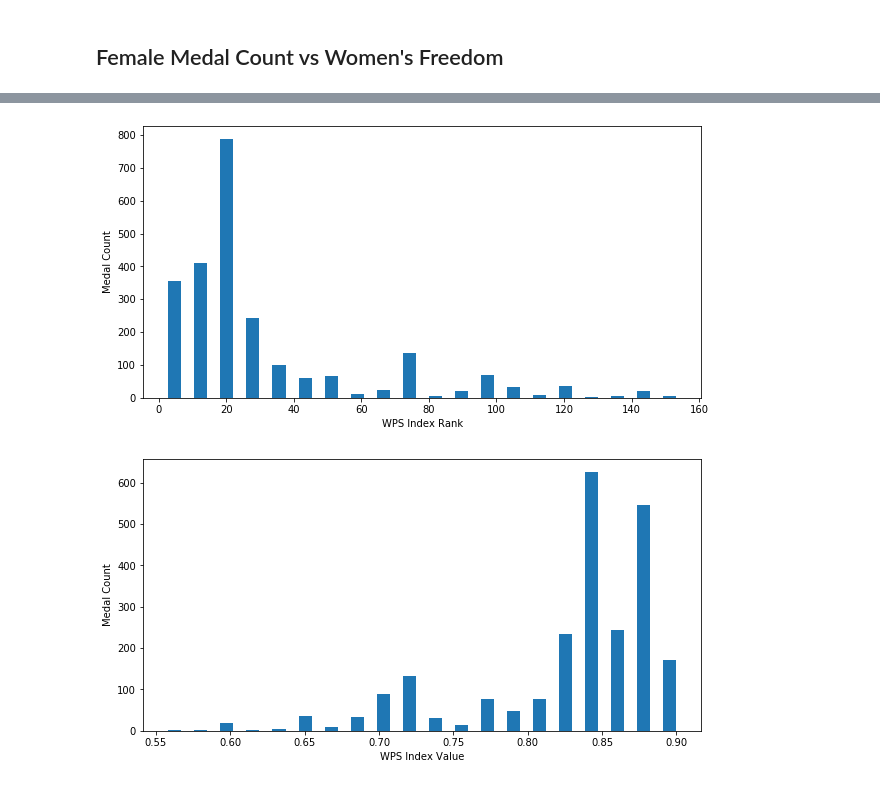
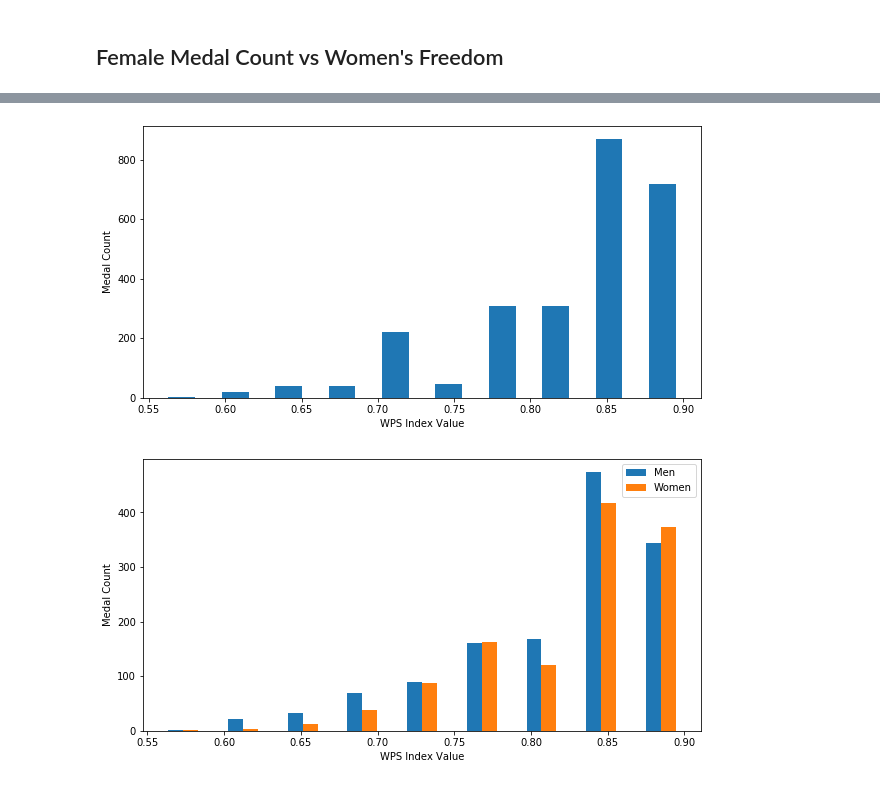
Before and after one commit to shashanksheth/project-dividebyzero, a Jupyter notebook: Warren_working.ipynb, the cells around one changed output, grey strips where cells are left out. Drawn from its saved outputs; the diff is of its cells as text; code cells hidden in the pictures.

Commit message:
update to my working file, and some cleaned CSVs of GDP and GDP per Capita

```diff
--- a/Warren_working.ipynb
+++ b/Warren_working.ipynb
@@ -156,8 +158,7 @@ raw_WPS_df = pd.read_csv('raw_data/WPS_Index_Raw_Data.csv')
 WPS_df = raw_WPS_df[[
  'WPS Index rank',
  'Country and group',
- 'WPS Index value',
- 'GDP per capita (PPP$; rank minus WPS rank)']]
+ 'WPS Index value']]
 WPS_df = WPS_df.rename(columns={'Country and group': 'Region'})
 WPS_df.head()
 # %% [output]
@@ -193,6 +196,6 @@ slim_olympics_df = olympics_df.drop(['Height', 'Weight', 'City'],1)
 # %%
 recent_olympics_df = slim_olympics_df.loc[olympics_df.Year >= 2014]
 # %%
-recent_olympics_df = pd.merge(recent_olympics_df, WPS_df, on='Region', how='left')
-recent_olympics_df.count()
+recent_olympics_WPS_df = pd.merge(recent_olympics_df, WPS_df, on='Region', how='left')
+recent_olympics_WPS_df.count()
 # %% [output]
@@ -251,0 +216,7 @@ dtype: int64
+# %%
+medalled_recent_WPS_df = recent_olympics_WPS_df.loc[
+    (recent_olympics_WPS_df.Medal == 'Bronze') |
+    (recent_olympics_WPS_df.Medal == 'Silver') |
+    (recent_olympics_WPS_df.Medal == 'Gold')]
+
+medalled_recent_WPS_df.count()
@@ -251,0 +260,4 @@ dtype: int64
+# %%
+medalled_recent_WPS_df = medalled_recent_WPS_df.dropna()
+
+medalled_recent_WPS_df.count() #2578
@@ -252,8 +279,8 @@ dtype: int64
 # %%
 plt.figure(0,(10,5))
-plt.hist(medalled_recent_olympics_df['WPS Index rank'], bins=20, rwidth=0.5)
-plt.xlabel("WPS Index Rank")
+plt.hist(medalled_recent_WPS_df['WPS Index value'], bins=10, rwidth=0.5)
+plt.xlabel("WPS Index Value")
 plt.ylabel("Medal Count")
 plt.show()
 # %% [output]
-[figure, old version]
+[figure, new version]
@@ -260,8 +292,11 @@ plt.show()
 # %%
 plt.figure(0,(10,5))
-plt.hist(medalled_recent_olympics_df['WPS Index value'], bins=20, rwidth=0.5)
+plt.hist([male_medalled_recent_WPS_df['WPS Index value'],
+          female_medalled_recent_WPS_df['WPS Index value']],
+         label=['Men', 'Women'], bins=9, rwidth=0.5)
 plt.xlabel("WPS Index Value")
 plt.ylabel("Medal Count")
+plt.legend()
 plt.show()
 # %% [output]
-[figure, old version]
+[figure, new version]
```
Also changed, not shown: parts of 51 cells of this notebook, 6 other files.
